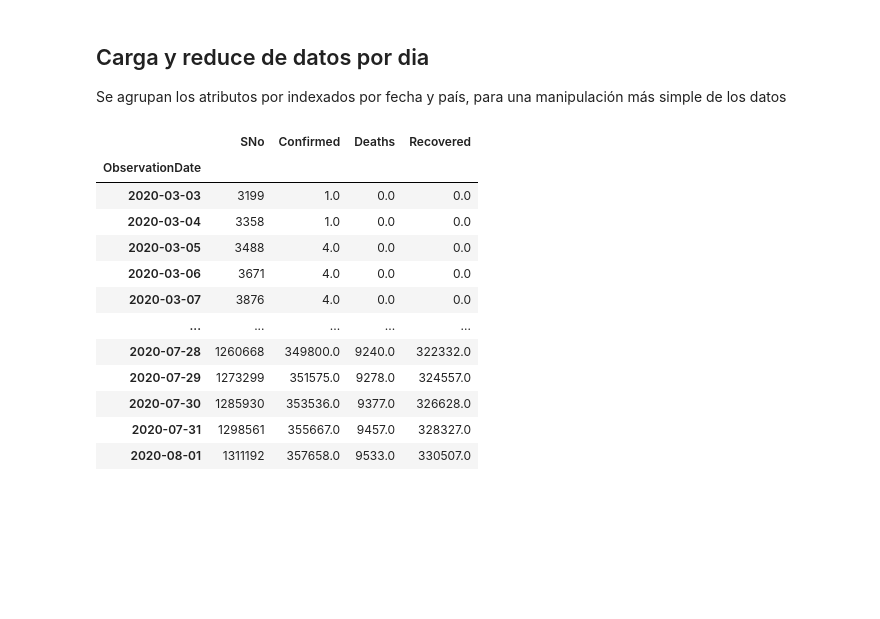
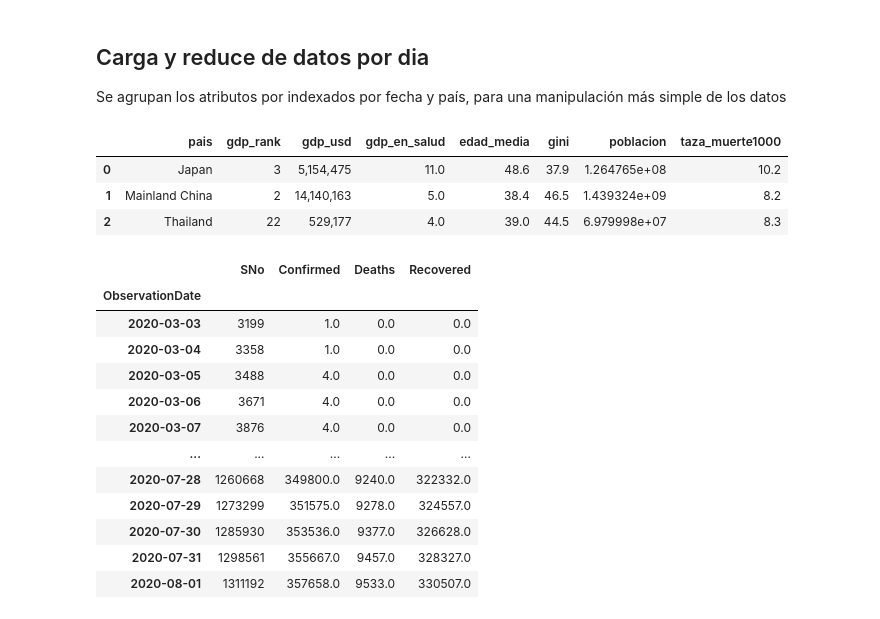
Before and after one commit to joseespinadote/proyecto_intro_mineria, a Jupyter notebook: hito_3_consolidado.ipynb, the cells around one changed output. Cells and saved outputs as stored; diff of their text form; code cells hidden in the pictures; blank space fills up the shorter version.

```diff
--- a/hito_3_consolidado.ipynb
+++ b/hito_3_consolidado.ipynb
@@ -101,3 +103,10 @@ group_covid_data.drop('Last Update', axis=1, inplace=True)
+# %%
+paises_covid_df.head(3)
+# %% [output]
+|  | pais | gdp_rank | gdp_usd | gdp_en_salud | edad_media | gini | poblacion | taza_muerte1000 |
+| 0 | Japan | 3 | 5,154,475 | 11.0 | 48.6 | 37.9 | 1.264765e+08 | 10.2 |
+| 1 | Mainland China | 2 | 14,140,163 | 5.0 | 38.4 | 46.5 | 1.439324e+09 | 8.2 |
+| 2 | Thailand | 22 | 529,177 | 4.0 | 39.0 | 44.5 | 6.979998e+07 | 8.3 |
 # %%
 group_covid_data.loc['Chile']
 # %% [output]
```
Also changed, not shown: parts of 11 cells of this notebook.
